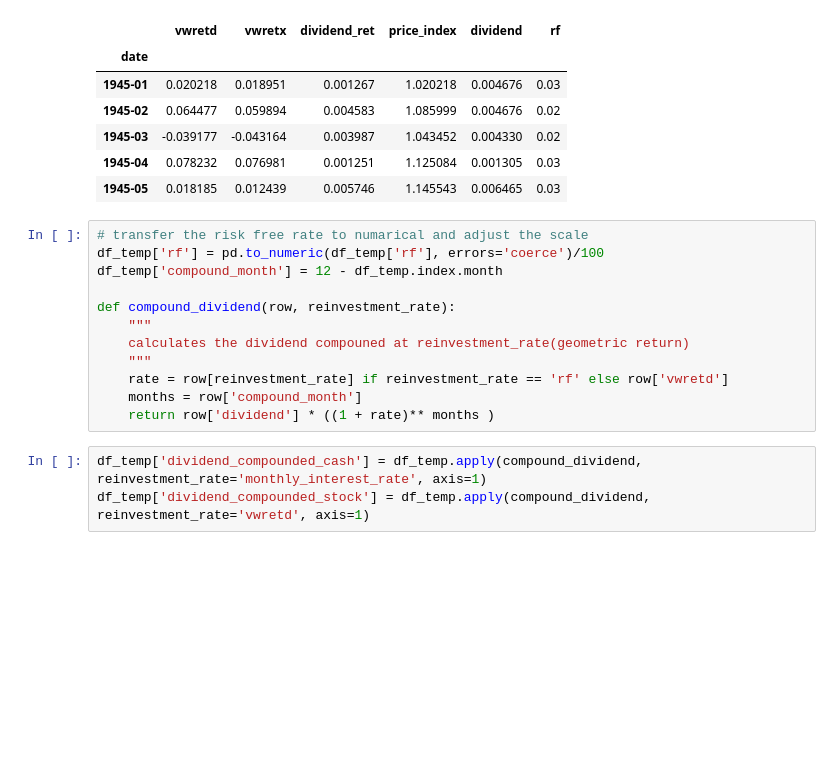
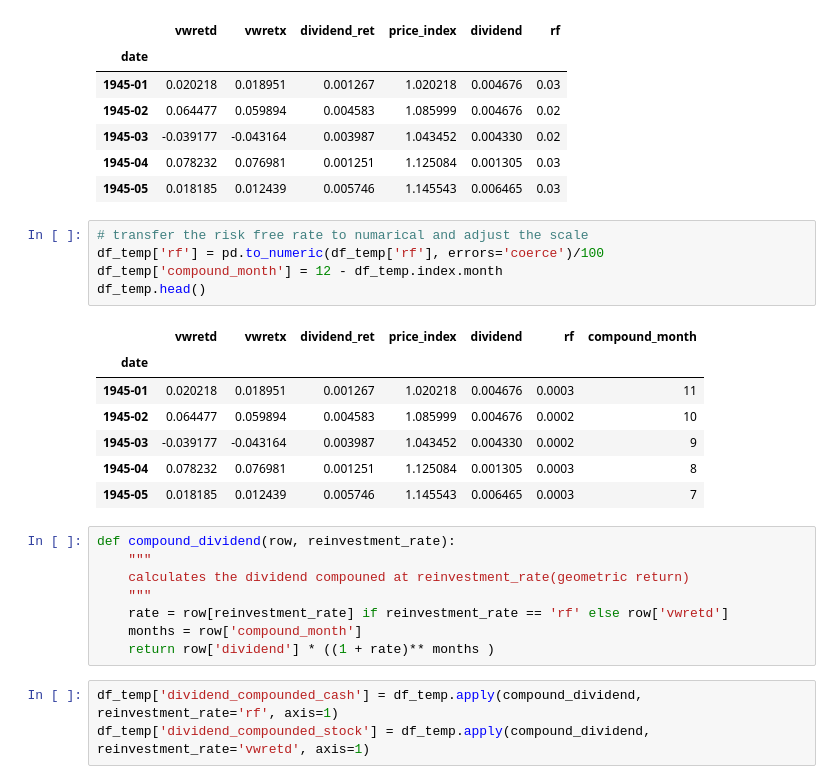
Before and after one commit to conquerv0/EmpricalAssetPricing, a Jupyter notebook: ProblemSet/Code/ps1_return.ipynb, the cells around one changed output. Saved outputs shown, nothing was run; the diff lists cells and outputs as text; blank space fills up the shorter version.

```diff
--- a/ProblemSet/Code/ps1_return.ipynb
+++ b/ProblemSet/Code/ps1_return.ipynb
@@ -131,11 +129,20 @@ df_temp.head()
 | 1945-03 | -0.039177 | -0.043164 | 0.003987 | 1.043452 | 0.004330 | 0.02 |
 | 1945-04 | 0.078232 | 0.076981 | 0.001251 | 1.125084 | 0.001305 | 0.03 |
 | 1945-05 | 0.018185 | 0.012439 | 0.005746 | 1.145543 | 0.006465 | 0.03 |
+# %%
+# transfer the risk free rate to numarical and adjust the scale
+df_temp['rf'] = pd.to_numeric(df_temp['rf'], errors='coerce')/100
+df_temp['compound_month'] = 12 - df_temp.index.month
+df_temp.head()
+# %% [output]
+|  | vwretd | vwretx | dividend_ret | price_index | dividend | rf | compound_month |
+| date |  |  |  |  |  |  |  |
+| 1945-01 | 0.020218 | 0.018951 | 0.001267 | 1.020218 | 0.004676 | 0.0003 | 11 |
+| 1945-02 | 0.064477 | 0.059894 | 0.004583 | 1.085999 | 0.004676 | 0.0002 | 10 |
+| 1945-03 | -0.039177 | -0.043164 | 0.003987 | 1.043452 | 0.004330 | 0.0002 | 9 |
+| 1945-04 | 0.078232 | 0.076981 | 0.001251 | 1.125084 | 0.001305 | 0.0003 | 8 |
+| 1945-05 | 0.018185 | 0.012439 | 0.005746 | 1.145543 | 0.006465 | 0.0003 | 7 |
 # %%
-# transfer the risk free rate to numarical and adjust the scale
-df_temp['rf'] = pd.to_numeric(df_temp['rf'], errors='coerce')/100
-df_temp['compound_month'] = 12 - df_temp.index.month
-
 def compound_dividend(row, reinvestment_rate):
     """
     calculates the dividend compouned at reinvestment_rate(geometric return)
@@ -144,5 +151,5 @@ def compound_dividend(row, reinvestment_rate):
     months = row['compound_month']
     return row['dividend'] * ((1 + rate)** months )
 # %%
-df_temp['dividend_compounded_cash'] = df_temp.apply(compound_dividend, reinvestment_rate='monthly_interest_rate', axis=1)
+df_temp['dividend_compounded_cash'] = df_temp.apply(compound_dividend, reinvestment_rate='rf', axis=1)
 df_temp['dividend_compounded_stock'] = df_temp.apply(compound_dividend, reinvestment_rate='vwretd', axis=1)
```
Also changed, not shown: parts of 32 cells of this notebook.
